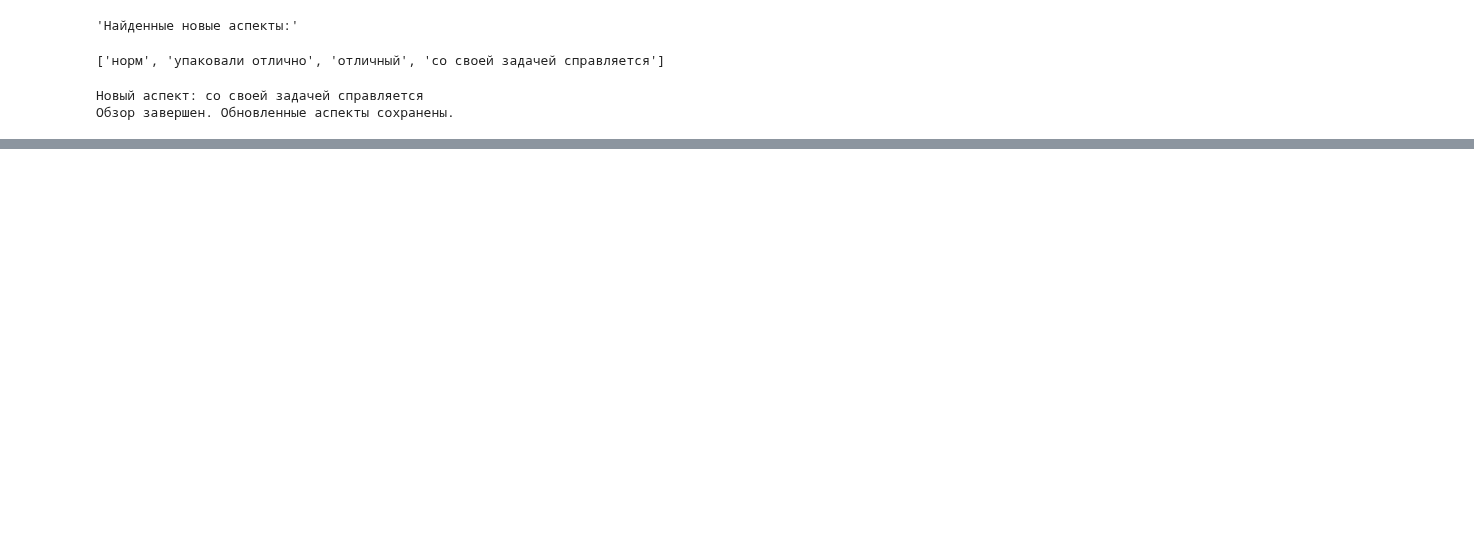
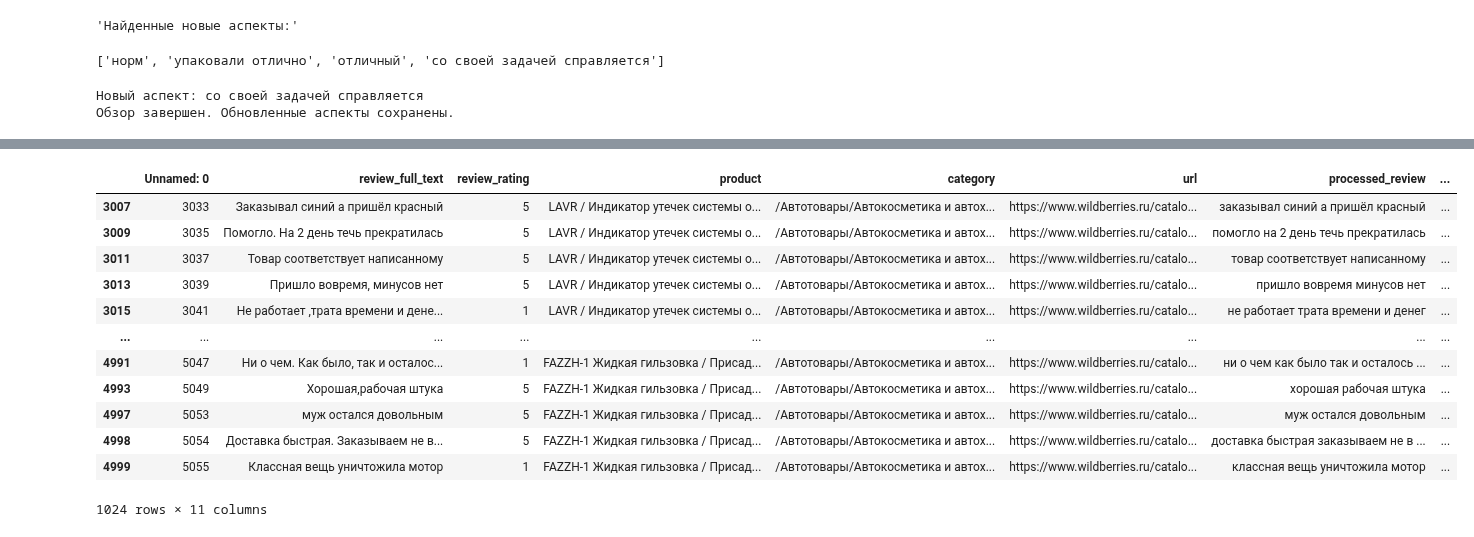
Before and after one commit to Frame24/WB_Parse, a Jupyter notebook: keywods_pavlov.ipynb, the cells around one changed output, grey strips where cells are left out. Drawn from its saved outputs; the diff is of its cells as text; code cells hidden in the pictures; blank space fills up the shorter version.

```diff
--- a/keywods_pavlov.ipynb
+++ b/keywods_pavlov.ipynb
@@ -646,0 +597,18 @@ test_df
+# %%
+# Фильтруем строки, где matched_aspects не содержит только пустые строки
+filtered_df = test_df[test_df['matched_aspects'].apply(lambda x: any(item.strip() for item in x))]
+filtered_df
+# %% [output]
+|  | Unnamed: 0 | review_full_text | review_rating | product | category | url | processed_review | ... |
+| 3007 | 3033 | Заказывал синий а пришёл красный | 5 | LAVR / Индикатор утечек системы о... | /Автотовары/Автокосметика и автох... | https://www.wildberries.ru/catalo... | заказывал синий а пришёл красный | ... |
+| 3009 | 3035 | Помогло. На 2 день течь прекратилась | 5 | LAVR / Индикатор утечек системы о... | /Автотовары/Автокосметика и автох... | https://www.wildberries.ru/catalo... | помогло на 2 день течь прекратилась | ... |
+| 3011 | 3037 | Товар соответствует написанному | 5 | LAVR / Индикатор утечек системы о... | /Автотовары/Автокосметика и автох... | https://www.wildberries.ru/catalo... | товар соответствует написанному | ... |
+| 3013 | 3039 | Пришло вовремя, минусов нет | 5 | LAVR / Индикатор утечек системы о... | /Автотовары/Автокосметика и автох... | https://www.wildberries.ru/catalo... | пришло вовремя минусов нет | ... |
+| 3015 | 3041 | Не работает ,трата времени и дене... | 1 | LAVR / Индикатор утечек системы о... | /Автотовары/Автокосметика и автох... | https://www.wildberries.ru/catalo... | не работает трата времени и денег | ... |
+| ... | ... | ... | ... | ... | ... | ... | ... | ... |
+| 4991 | 5047 | Ни о чем. Как было, так и осталос... | 1 | FAZZH-1 Жидкая гильзовка / Присад... | /Автотовары/Автокосметика и автох... | https://www.wildberries.ru/catalo... | ни о чем как было так и осталось ... | ... |
+| 4993 | 5049 | Хорошая,рабочая штука | 5 | FAZZH-1 Жидкая гильзовка / Присад... | /Автотовары/Автокосметика и автох... | https://www.wildberries.ru/catalo... | хорошая рабочая штука | ... |
+| 4997 | 5053 | муж остался довольным | 5 | FAZZH-1 Жидкая гильзовка / Присад... | /Автотовары/Автокосметика и автох... | https://www.wildberries.ru/catalo... | муж остался довольным | ... |
+| 4998 | 5054 | Доставка быстрая. Заказываем не в... | 5 | FAZZH-1 Жидкая гильзовка / Присад... | /Автотовары/Автокосметика и автох... | https://www.wildberries.ru/catalo... | доставка быстрая заказываем не в ... | ... |
+| 4999 | 5055 | Классная вещь уничтожила мотор | 1 | FAZZH-1 Жидкая гильзовка / Присад... | /Автотовары/Автокосметика и автох... | https://www.wildberries.ru/catalo... | классная вещь уничтожила мотор | ... |
+1024 rows × 11 columns
```
Also changed, not shown: parts of 13 cells of this notebook.
